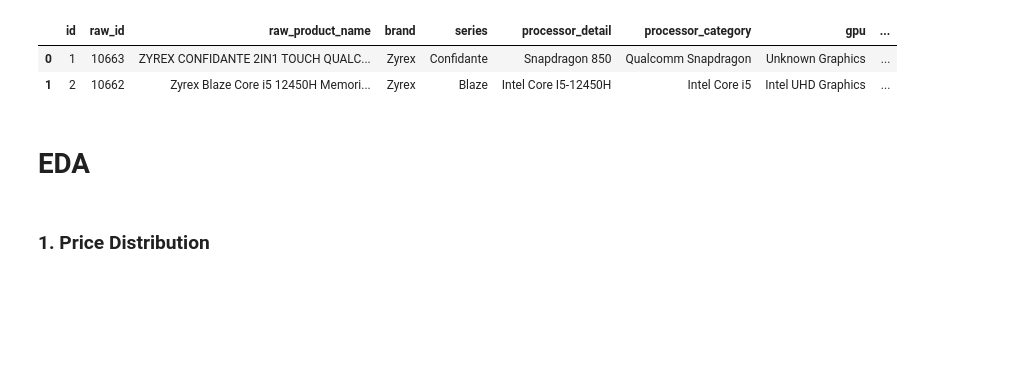
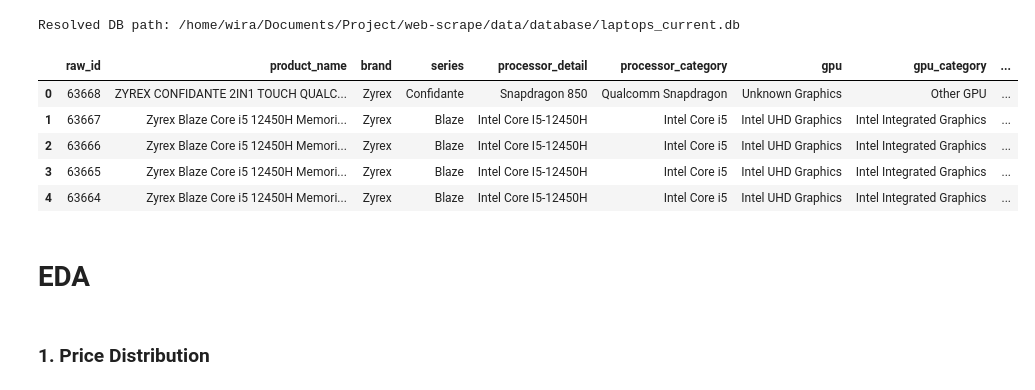
Before and after one commit to wiradp/web-scrape, a Jupyter notebook: notebooks/eda.ipynb, the cells around one changed output. Saved outputs shown, nothing was run; the diff lists cells and outputs as text; code cells hidden in the pictures; blank space fills up the shorter version.

Commit message:
Prepare project for v1 deployment: update ETL, dashboard, requirements, and cleanup

```diff
--- a/notebooks/eda.ipynb
+++ b/notebooks/eda.ipynb
@@ -1,29 +1,52 @@
 # %%
 import pandas as pd
-import seaborn as sns
-import matplotlib.pyplot as plt
 import matplotlib.ticker as ticker
 import numpy as np
 import sqlite3
 
 # Set pandas display options untuk menampilkan seluruh konten
 pd.set_option('display.max_colwidth', None)
 pd.set_option('display.max_rows', None)
 pd.set_option('display.width', None)
 
 # df = pd.read_csv('../data/processed/notebooks_viraindo_cleaned.csv')
 # df.head(2)
 
 # Membaca file database SQLite untuk verifikasi
-conn = sqlite3.connect('../data/database/laptops.db')
-query = "SELECT * FROM products_enriched"
-df = pd.read_sql_query(query, conn)
+# conn = sqlite3.connect('../data/database/laptops.db')
+# query = "SELECT * FROM products_enriched"
+# df = pd.read_sql_query(query, conn)
 
-df.head(2)
+from pathlib import Path
+# Robust DB locator: search upward for the database file to handle different working dirs
+def locate_db(filename='laptops_current.db', max_up=6):
+    cwd = Path.cwd().resolve()
+    tried = []
+    for i in range(max_up+1):
+        p = cwd
+        for _ in range(i):
+            p = p.parent
+        # Common candidate locations relative to the inspected directory
+        candidates = [p / 'data' / 'database' / filename, p / 'web-scrape' / 'data' / 'database' / filename, p / filename]
+        for c in candidates:
+            tried.append(str(c))
+            if c.exists():
+                return c
+    raise FileNotFoundError("Database file not found. Tried:\n" + "\n".join(tried))
+
+db_path = locate_db('laptops_current.db', max_up=6)
+print(f'Resolved DB path: {db_path}')
+conn = sqlite3.connect(str(db_path))
+df = pd.read_sql_query("SELECT * FROM products_current LIMIT 20", conn)
+df.head()
 # %% [output]
+Resolved DB path: /home/wira/Documents/Project/web-scrape/data/database/laptops_current.db
-|  | id | raw_id | raw_product_name | brand | series | processor_detail | processor_category | gpu | ... |
-| 0 | 1 | 10663 | ZYREX CONFIDANTE 2IN1 TOUCH QUALC... | Zyrex | Confidante | Snapdragon 850 | Qualcomm Snapdragon | Unknown Graphics | ... |
-| 1 | 2 | 10662 | Zyrex Blaze Core i5 12450H Memori... | Zyrex | Blaze | Intel Core I5-12450H | Intel Core i5 | Intel UHD Graphics | ... |
+|  | raw_id | product_name | brand | series | processor_detail | processor_category | gpu | gpu_category | ... |
+| 0 | 63668 | ZYREX CONFIDANTE 2IN1 TOUCH QUALC... | Zyrex | Confidante | Snapdragon 850 | Qualcomm Snapdragon | Unknown Graphics | Other GPU | ... |
+| 1 | 63667 | Zyrex Blaze Core i5 12450H Memori... | Zyrex | Blaze | Intel Core I5-12450H | Intel Core i5 | Intel UHD Graphics | Intel Integrated Graphics | ... |
+| 2 | 63666 | Zyrex Blaze Core i5 12450H Memori... | Zyrex | Blaze | Intel Core I5-12450H | Intel Core i5 | Intel UHD Graphics | Intel Integrated Graphics | ... |
+| 3 | 63665 | Zyrex Blaze Core i5 12450H Memori... | Zyrex | Blaze | Intel Core I5-12450H | Intel Core i5 | Intel UHD Graphics | Intel Integrated Graphics | ... |
+| 4 | 63664 | Zyrex Blaze Core i5 12450H Memori... | Zyrex | Blaze | Intel Core I5-12450H | Intel Core i5 | Intel UHD Graphics | Intel Integrated Graphics | ... |
 # %% [markdown]
 # EDA
 # %% [markdown]
```
Also changed, not shown: parts of 15 cells of this notebook, 10 other files.
